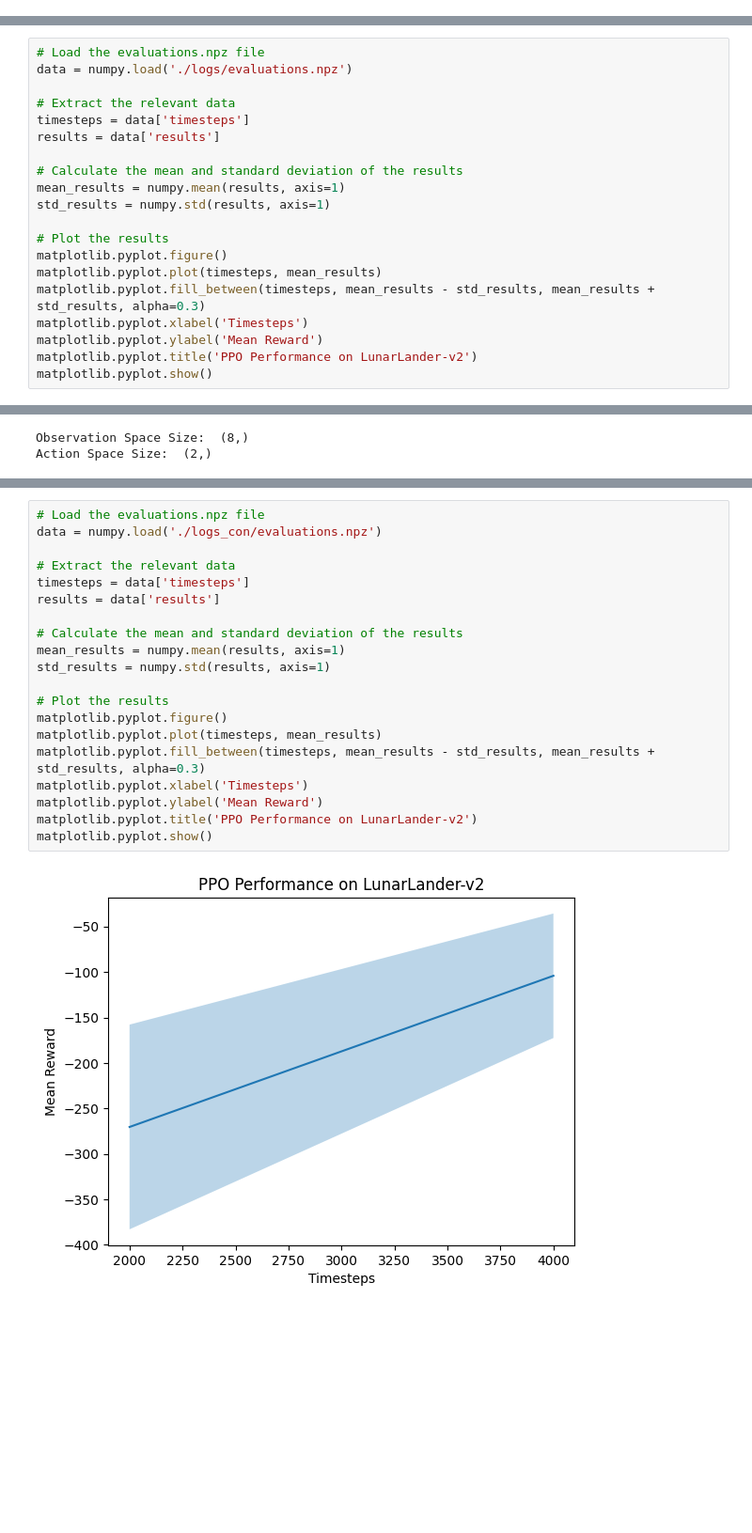
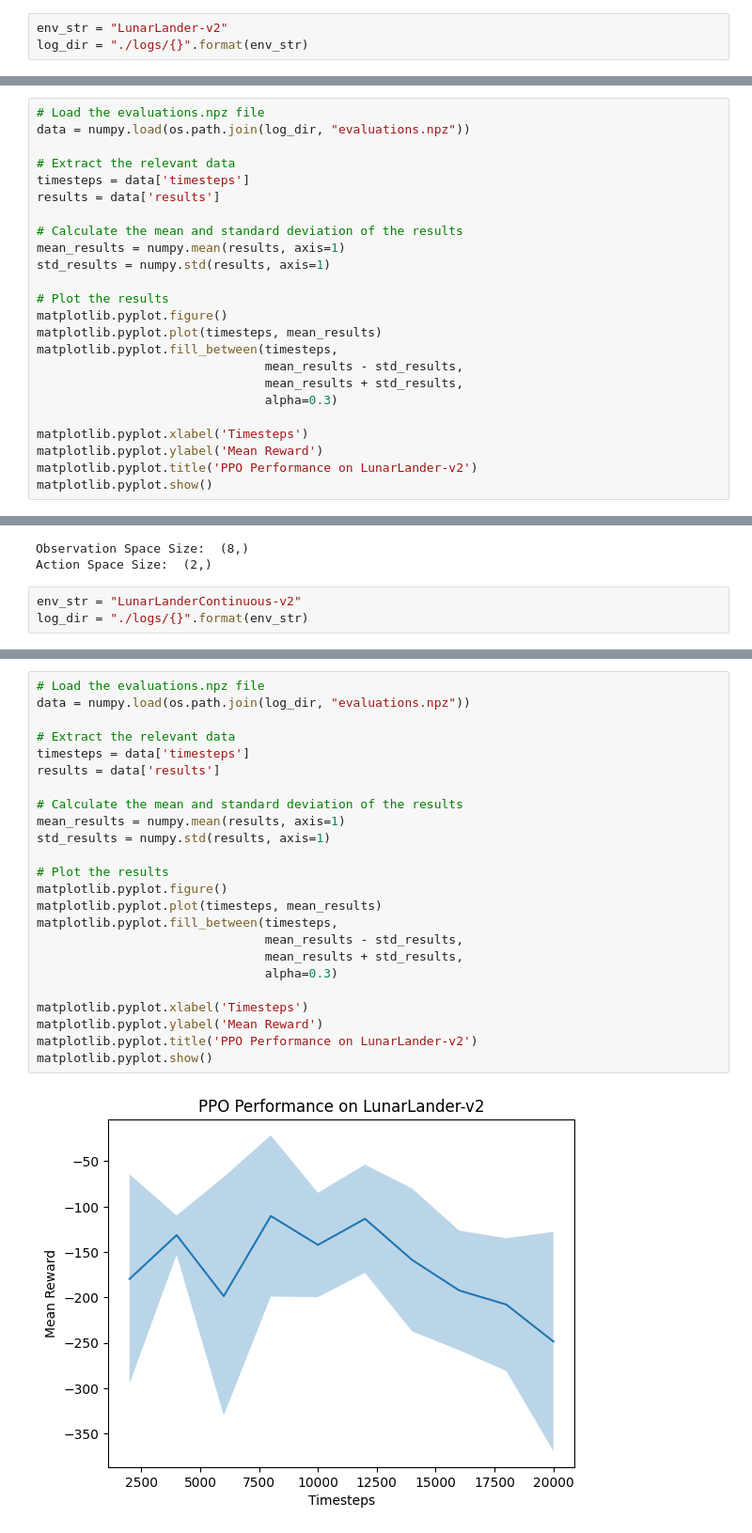
Before and after one commit to kuds/rl-lunar-lander, a Jupyter notebook: [Lunar Lander] Proximal Policy Optimization (PPO).ipynb, the cells around one changed output, grey strips where cells are left out. Shown: that part at 94% size. Drawn from its saved outputs; the diff is of its cells as text; blank space fills up the shorter version.

```diff
--- a/[Lunar Lander] Proximal Policy Optimization (PPO).ipynb
+++ b/[Lunar Lander] Proximal Policy Optimization (PPO).ipynb
@@ -75,4 +76,7 @@ env.close()
 # %% [output]
 Observation Space Size:  (8,)
 Action Space Size:  ()
+# %%
+env_str = "LunarLander-v2"
+log_dir = "./logs/{}".format(env_str)
 # %%
@@ -146,7 +154,7 @@ Moviepy - Done !
 Moviepy - video ready /content/videos/best_model_lunar_lander_ppo-step-0-to-step-5000.mp4
 # %%
 # Load the evaluations.npz file
-data = numpy.load('./logs/evaluations.npz')
+data = numpy.load(os.path.join(log_dir, "evaluations.npz"))
 
 # Extract the relevant data
 timesteps = data['timesteps']
@@ -159,7 +167,11 @@ std_results = numpy.std(results, axis=1)
 # Plot the results
 matplotlib.pyplot.figure()
 matplotlib.pyplot.plot(timesteps, mean_results)
-matplotlib.pyplot.fill_between(timesteps, mean_results - std_results, mean_results + std_results, alpha=0.3)
+matplotlib.pyplot.fill_between(timesteps,
+                               mean_results - std_results,
+                               mean_results + std_results,
+                               alpha=0.3)
+
 matplotlib.pyplot.xlabel('Timesteps')
 matplotlib.pyplot.ylabel('Mean Reward')
 matplotlib.pyplot.title('PPO Performance on LunarLander-v2')
@@ -174,4 +186,7 @@ env.close()
 # %% [output]
 Observation Space Size:  (8,)
 Action Space Size:  (2,)
+# %%
+env_str = "LunarLanderContinuous-v2"
+log_dir = "./logs/{}".format(env_str)
 # %%
@@ -245,23 +263,27 @@ Moviepy - Done !
 Moviepy - video ready /content/videos/best_model_lunar_lander_ppo_con-step-0-to-step-5000.mp4
 # %%
 # Load the evaluations.npz file
-data = numpy.load('./logs_con/evaluations.npz')
+data = numpy.load(os.path.join(log_dir, "evaluations.npz"))
 
 # Extract the relevant data
 timesteps = data['timesteps']
 results = data['results']
 
 # Calculate the mean and standard deviation of the results
 mean_results = numpy.mean(results, axis=1)
 std_results = numpy.std(results, axis=1)
 
 # Plot the results
 matplotlib.pyplot.figure()
 matplotlib.pyplot.plot(timesteps, mean_results)
-matplotlib.pyplot.fill_between(timesteps, mean_results - std_results, mean_results + std_results, alpha=0.3)
+matplotlib.pyplot.fill_between(timesteps,
+                               mean_results - std_results,
+                               mean_results + std_results,
+                               alpha=0.3)
+
 matplotlib.pyplot.xlabel('Timesteps')
 matplotlib.pyplot.ylabel('Mean Reward')
 matplotlib.pyplot.title('PPO Performance on LunarLander-v2')
 matplotlib.pyplot.show()
 # %% [output]
-[figure, old version]
+[figure, new version]
```
Also changed, not shown: parts of 6 cells of this notebook.
